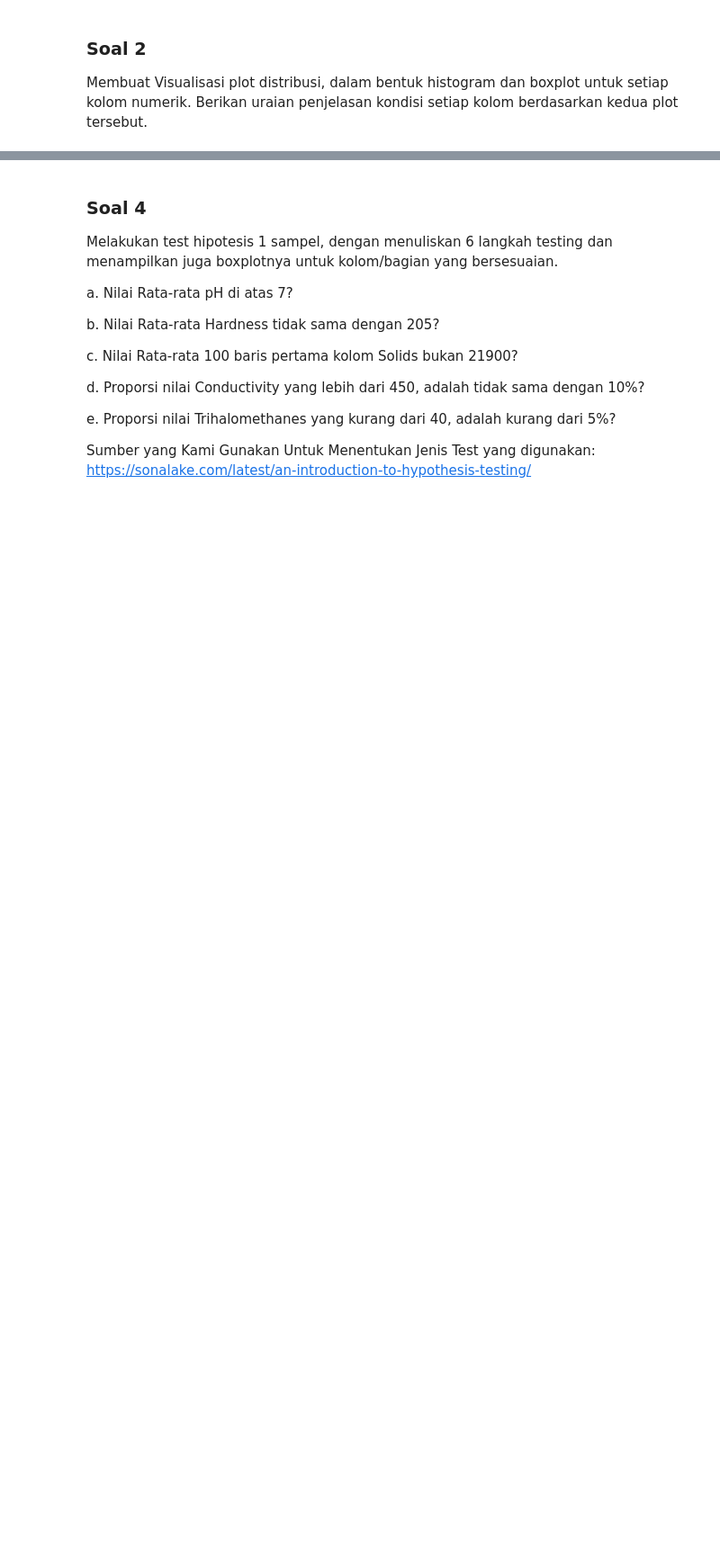
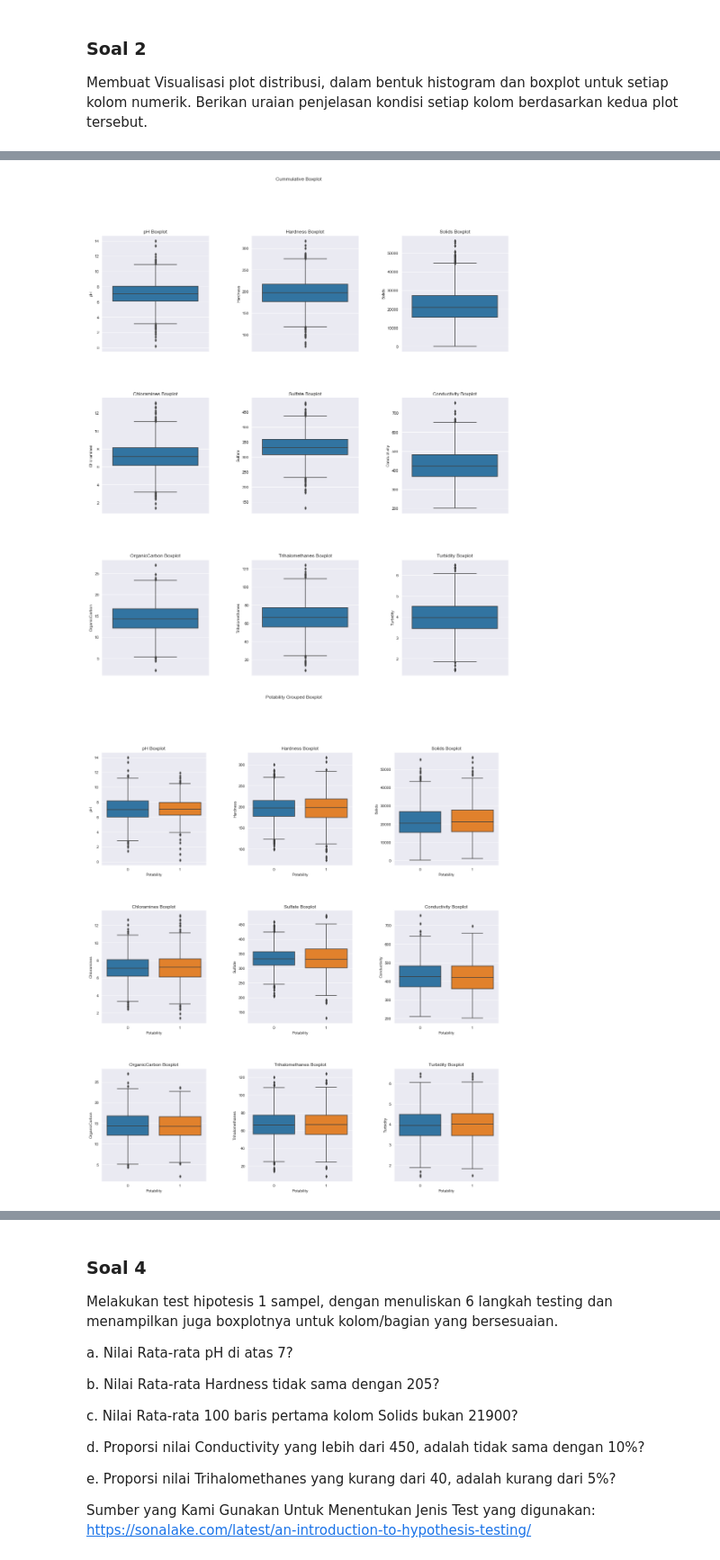
Before and after one commit to bryanbernigen/Tubes1_Probstat, a Jupyter notebook: main.ipynb, the cells around one changed output, grey strips where cells are left out. Shown at 90% size. Saved outputs shown, nothing was run; the diff lists cells and outputs as text; code cells hidden in the pictures; blank space fills up the shorter version.

```diff
--- a/main.ipynb
+++ b/main.ipynb
@@ -142,11 +156,25 @@ plt.show()
 # %%
 fig, axes = plt.subplots(3, 3, figsize=(18, 20))
 
-fig.suptitle('Boxplot')
+fig.suptitle('Cummulative Boxplot')
+
+i=0
+for cols in df:
+    if(df[cols].dtype in accepted_data_type):
+        sns.boxplot(ax=axes[i//3, i % 3], y=cols, data=df).set_title(cols + " Boxplot")
+        i += 1
+plt.subplots_adjust(hspace=0.4, wspace = 0.4)
+
+fig, axes = plt.subplots(3, 3, figsize=(18, 20))
+
+fig.suptitle('Potability Grouped Boxplot')
 
 i=0
 for cols in df:
     if(df[cols].dtype in accepted_data_type):
         sns.boxplot(ax=axes[i//3, i % 3], x="Potability", y=cols, data=df).set_title(cols + " Boxplot")
         i += 1
 plt.subplots_adjust(hspace=0.4, wspace = 0.4)
+# %% [output]
+[figure, added]
+[figure, added]
```
Also changed, not shown: parts of 19 cells of this notebook.
